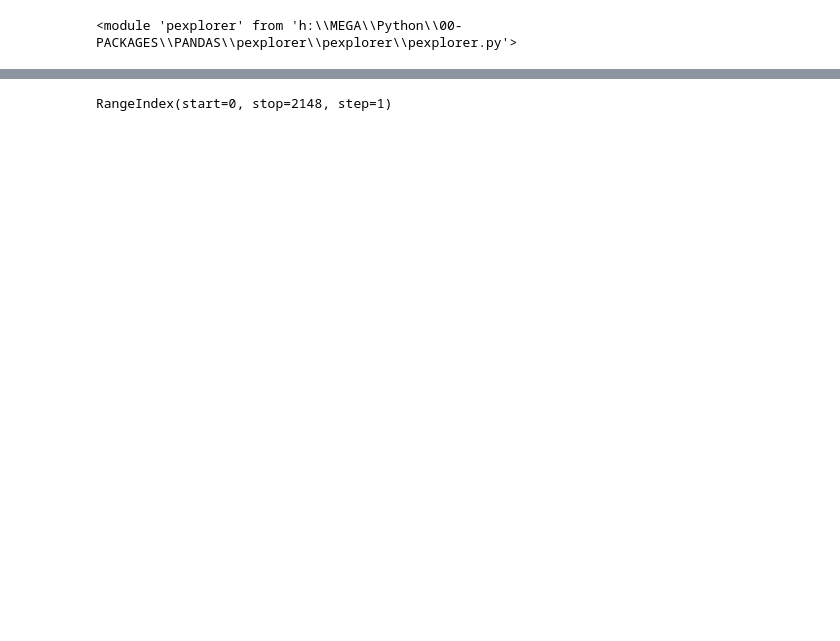
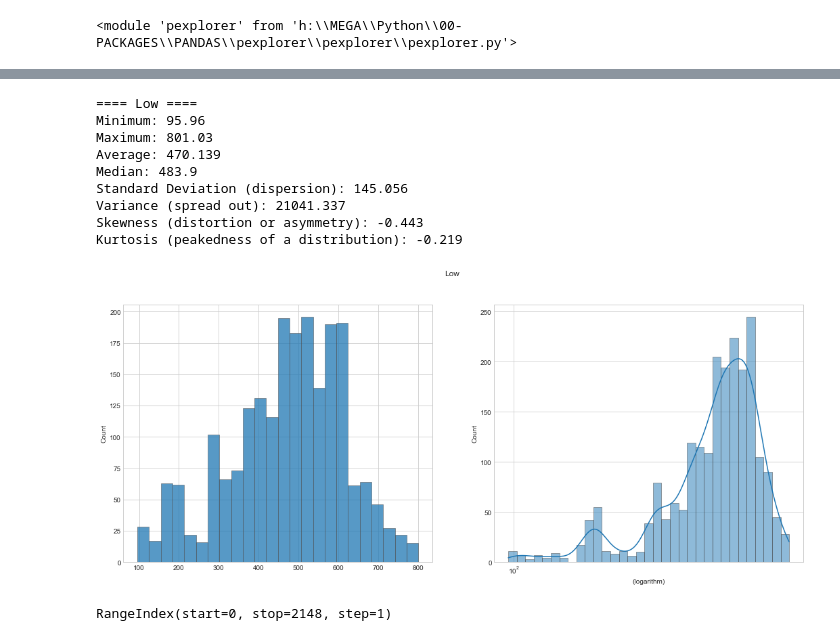
Before and after one commit to lep511/pexplorer, a Jupyter notebook: _pexplorer_test.ipynb, the cells around one changed output, grey strips where cells are left out. Cells and saved outputs as stored; diff of their text form; code cells hidden in the pictures; blank space fills up the shorter version.

```diff
--- a/_pexplorer_test.ipynb
+++ b/_pexplorer_test.ipynb
@@ -24,0 +12,2 @@ px.memory_size(df)
+# %%
+pe.col_rename(df, inplace=True)
@@ -24,0 +28,13 @@ px.memory_size(df)
+# %%
+pe.plot_distribution(df, "Low")
+# %% [output]
+==== Low ====
+Minimum: 95.96
+Maximum: 801.03
+Average: 470.139
+Median: 483.9
+Standard Deviation (dispersion): 145.056
+Variance (spread out): 21041.337
+Skewness (distortion or asymmetry): -0.443
+Kurtosis (peakedness of a distribution): -0.219
+[figure, added]
```
Also changed, not shown: parts of 7 cells of this notebook, 1 other file.
